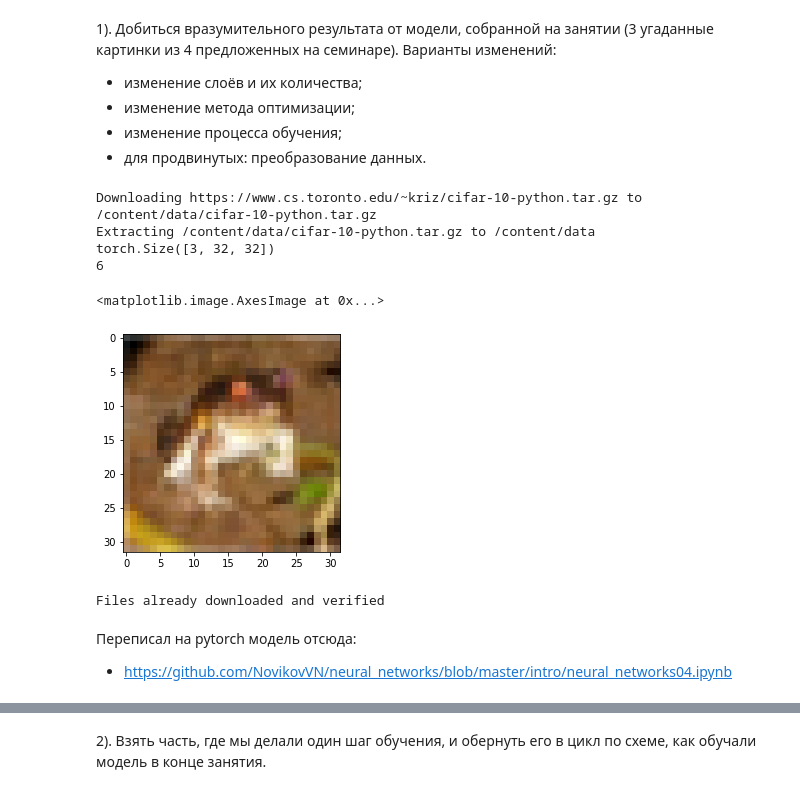
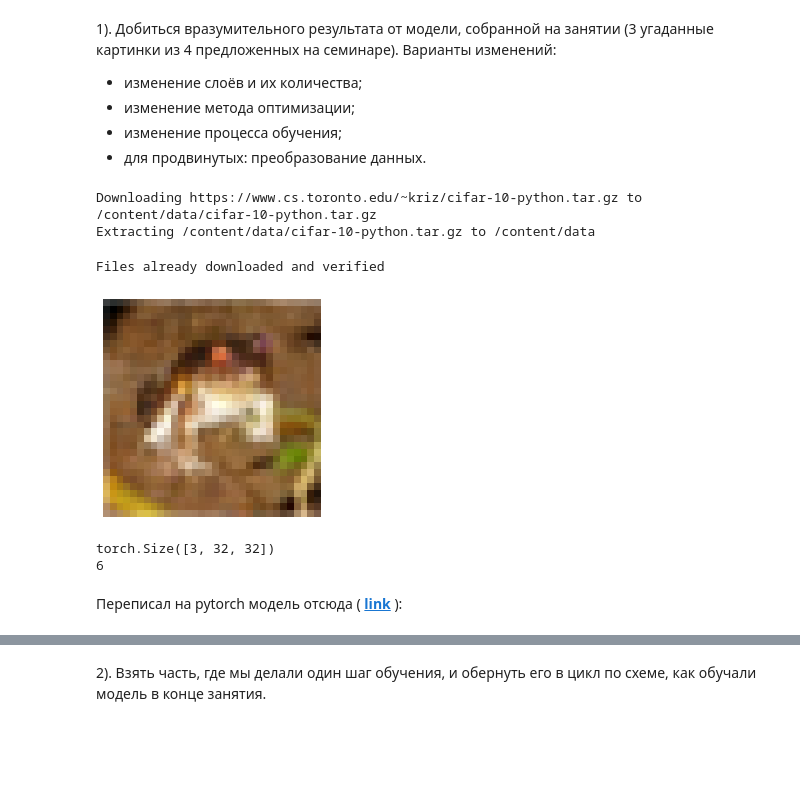
Before and after one commit to NovikovVN/pytorch, a Jupyter notebook: pytorch1.ipynb, the cells around one changed output, grey strips where cells are left out. Saved outputs shown, nothing was run; the diff lists cells and outputs as text; code cells hidden in the pictures; blank space fills up the shorter version.

```diff
--- a/pytorch1.ipynb
+++ b/pytorch1.ipynb
@@ -18,25 +20,48 @@ from sklearn.metrics import accuracy_score
  - изменение процесса обучения;
  - для продвинутых: преобразование данных.
 # %%
-train_dataset = torchvision.datasets.CIFAR10(root='/content/data',
-                                             train=True,
-                                             transform=transforms.ToTensor(),
-                                             download=True)
+train_dataset = torchvision.datasets.CIFAR10(
+    root='/content/data',
+    train=True,
+    transform=transforms.ToTensor(),
+    download=True
+)
 
-
-image, label = train_dataset[0]
-print (image.size())
-print (label)
+train_loader = torch.utils.data.DataLoader(
+    dataset=train_dataset,
+    batch_size=40,
+    shuffle=True
+)
 # %% [output]
 Downloading https://www.cs.toronto.edu/~kriz/cifar-10-python.tar.gz to /content/data/cifar-10-python.tar.gz
 Extracting /content/data/cifar-10-python.tar.gz to /content/data
-torch.Size([3, 32, 32])
-6
+# %%
+test_dataset = torchvision.datasets.CIFAR10(
+    root='/content/data',
+    train=False,
+    transform=transforms.ToTensor(),
+    download=True
+)
+
+test_loader = torch.utils.data.DataLoader(
+    test_dataset,
+    batch_size=4,
+    shuffle=False
+)
+# %% [output]
+Files already downloaded and verified
 # %%
 classes = ('plane', 'car', 'bird', 'cat',
            'deer', 'dog', 'frog', 'horse', 'ship', 'truck')
 # %%
+image, label = train_dataset[0]
 plt.imshow(image.permute(1, 2, 0).numpy())
+plt.axis('off')
+plt.show()
+
+print (image.size())
+print (label)
 # %% [output]
+[figure, new version]
-<matplotlib.image.AxesImage at 0x...>
+torch.Size([3, 32, 32])
+6
-[figure, old version]
@@ -47,13 +68,5 @@ train_loader = torch.utils.data.DataLoader(dataset=train_dataset,
-# %%
-test_dataset = torchvision.datasets.CIFAR10(root='/content/data', train=False,
-                                       download=True, transform=transforms.ToTensor())
-test_loader = torch.utils.data.DataLoader(test_dataset, batch_size=1,
-                                         shuffle=False)
-# %% [output]
-Files already downloaded and verified
 # %% [markdown]
-Переписал на pytorch модель отсюда:
- - https://github.com/NovikovVN/neural_networks/blob/master/intro/neural_networks04.ipynb
+Переписал на pytorch модель отсюда ( **[link](https://github.com/NovikovVN/neural_networks/blob/master/intro/neural_networks04.ipynb)** ):
 # %%
 class Net(nn.Module):
     def __init__(self):
```
Also changed, not shown: parts of 16 cells of this notebook.
